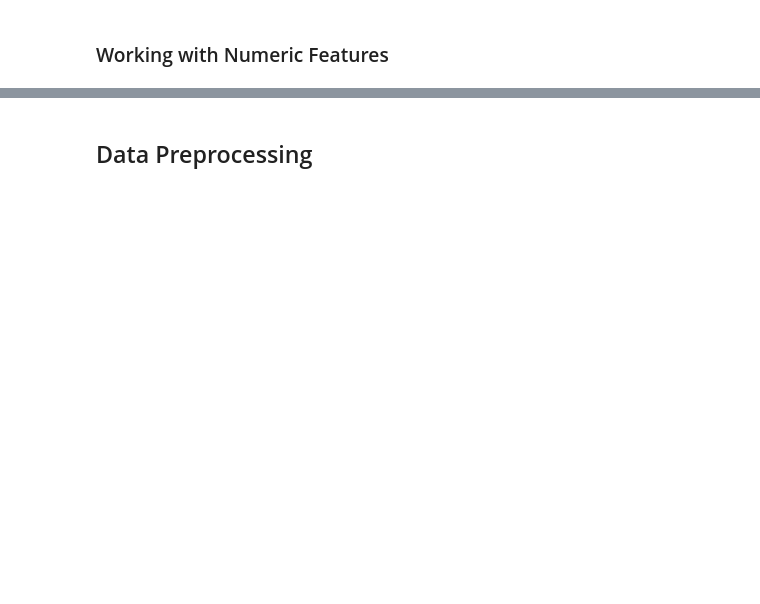
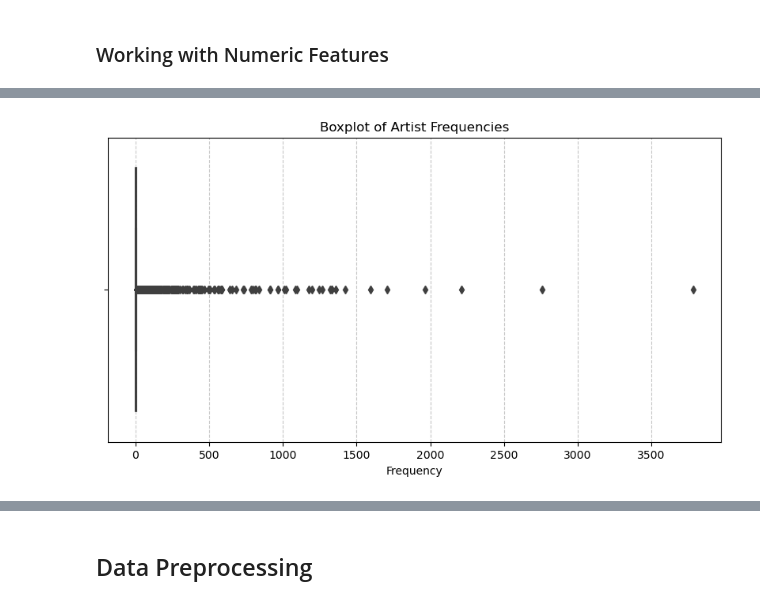
Before and after one commit to yogesh-codes/SongsRecommender, a Jupyter notebook: spotify-tracks.ipynb, the cells around one changed output, grey strips where cells are left out. Saved outputs shown, nothing was run; the diff lists cells and outputs as text; code cells hidden in the pictures; blank space fills up the shorter version.

```diff
--- a/spotify-tracks.ipynb
+++ b/spotify-tracks.ipynb
@@ -431,0 +515,10 @@ plt.show()
+# %%
+'''
+artists=set()
+for i in df["artist_name"]:
+    temp=i.split(",")
+    artists.update(temp)
+
+
+pd.DataFrame(artists)
+'''
@@ -431,0 +527,14 @@ plt.show()
+# %%
+artists_frequency={}
+for i in df["artist_name"]:
+    temp=i.split(",")
+    for j in temp:
+        if j in artists_frequency:
+            artists_frequency[j]+=1
+        else:
+            artists_frequency[j]=1
+
+artists_frequency_df=pd.DataFrame(list(artists_frequency.items()), columns=["Artist", "Frequency"])
+artists_frequency_df.sort_values(by="Frequency", ascending=False, inplace=True)
+
+artists_frequency_df
@@ -431,0 +555,10 @@ plt.show()
+# %%
+plt.figure(figsize=(10, 5))
+sns.boxplot(x=artists_frequency_df['Frequency'])
+
+plt.title("Boxplot of Artist Frequencies")
+plt.xlabel("Frequency")
+plt.grid(axis='x', linestyle='--', alpha=0.7)
+plt.show()
+# %% [output]
+[figure, added]
```
Also changed, not shown: parts of 56 cells of this notebook.
